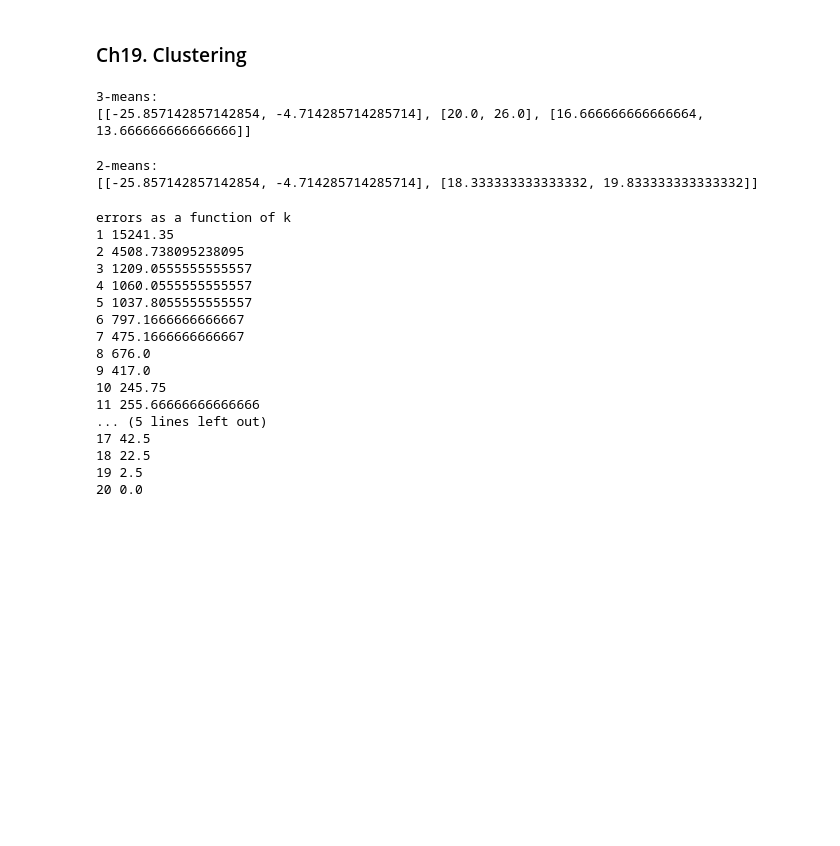
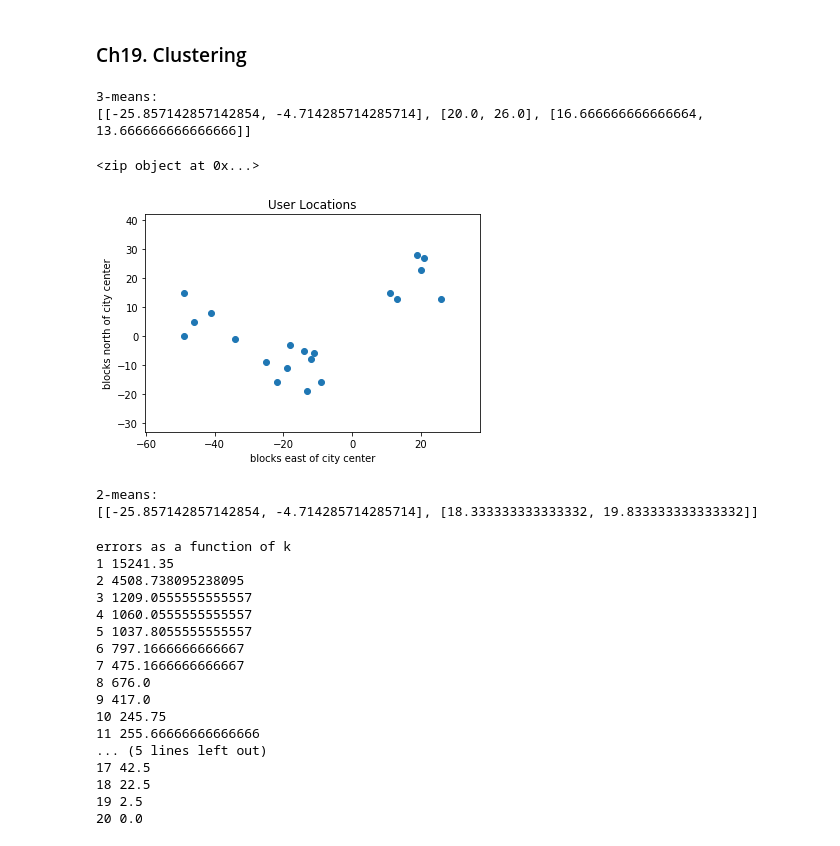
Before and after one commit to rnder/data-science-from-scratch, a Jupyter notebook: notebook/ch19_clustering.ipynb, the cells around one changed output. Drawn from its saved outputs; the diff is of its cells as text; code cells hidden in the pictures; blank space fills up the shorter version.

Commit message:
plot 추가

```diff
--- a/notebook/ch19_clustering.ipynb
+++ b/notebook/ch19_clustering.ipynb
@@ -174,6 +173,19 @@ print()
 # %% [output]
 3-means:
 [[-25.857142857142854, -4.714285714285714], [20.0, 26.0], [16.666666666666664, 13.666666666666666]]
+# %%
+print(zip(*inputs[0:]))
+# %% [output]
+<zip object at 0x...>
+# %%
+plt.scatter([row for row, col in inputs[0:]], [col for row, col in inputs[0:]])
+plt.margins(0.15, 0.3)
+plt.title("User Locations")
+plt.xlabel("blocks east of city center")
+plt.ylabel("blocks north of city center")
+plt.show()
+# %% [output]
+[figure, added]
 # %%
 random.seed(0)
 clusterer = KMeans(2)
```
Also changed, not shown: parts of 4 cells of this notebook.
